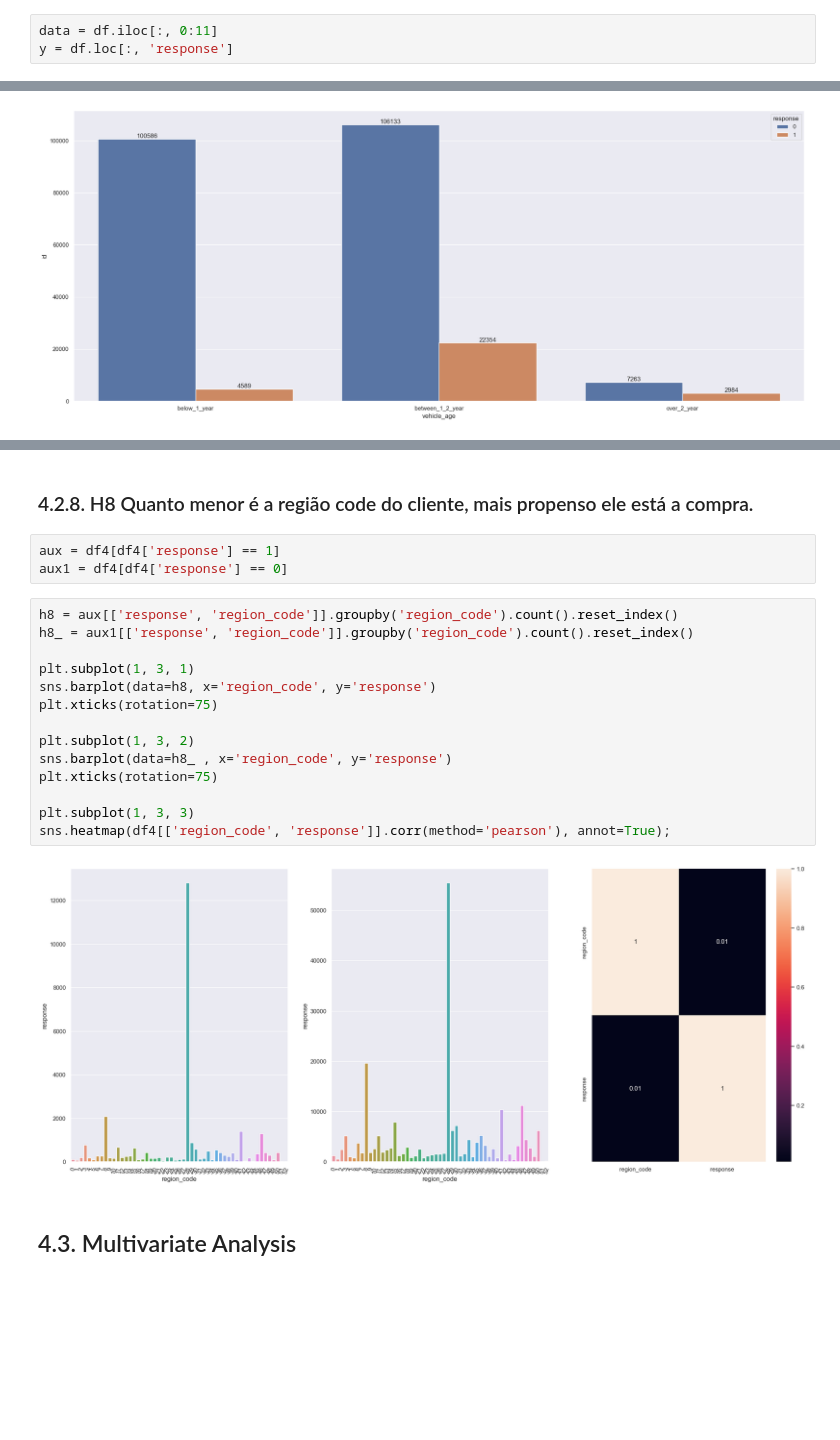
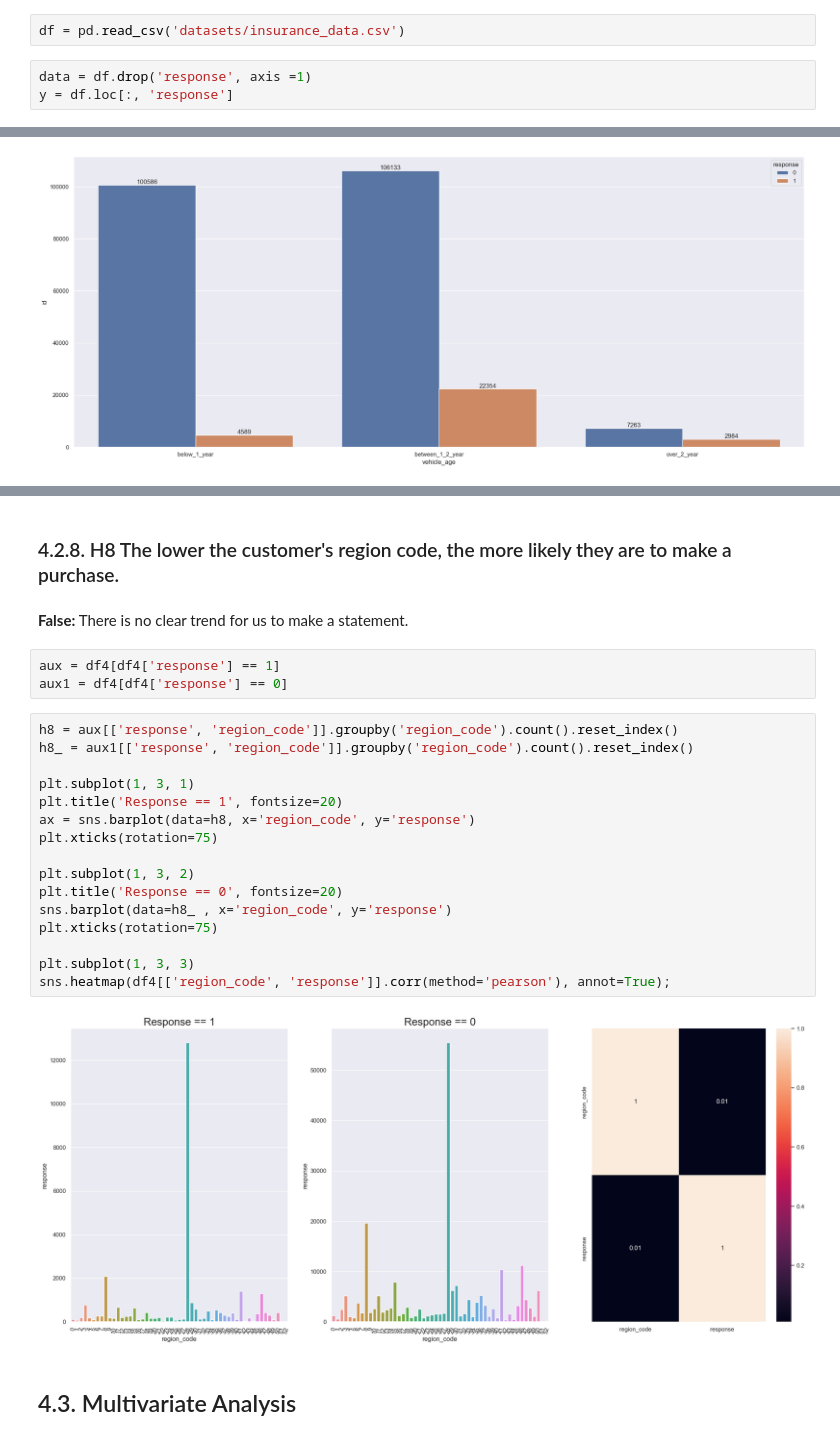
Before and after one commit to victormachad0/health_insurance_cross_sell, a Jupyter notebook: health_insurance_project.ipynb, the cells around one changed output, grey strips where cells are left out. Cells and saved outputs as stored; diff of their text form; blank space fills up the shorter version.

```diff
--- a/health_insurance_project.ipynb
+++ b/health_insurance_project.ipynb
@@ -191,5 +228,7 @@ df = pd.read_sql(query_schema, conn1)
+# %%
+df = pd.read_csv('datasets/insurance_data.csv')
 # %%
-data = df.iloc[:, 0:11]
+data = df.drop('response', axis =1)
 y = df.loc[:, 'response']
 # %%
 x_train, x_validation, y_train, y_validation = ms.train_test_split(data, y, test_size=0.2, random_state = 42)
@@ -724,27 +789,31 @@ plt.subplot(1, 2, 2)
 sns.heatmap(df4[['response', 'annual_premium']].corr(method='pearson'), annot=True);
 # %% [output]
 [figure]
-# %% [markdown]
-### 4.2.8. H8 Quanto menor é a região code do cliente, mais propenso ele está a compra.
+# %% [markdown]
+### 4.2.8. H8 The lower the customer's region code, the more likely they are to make a purchase.
+# %% [markdown]
+**False:** There is no clear trend for us to make a statement.
 # %%
 aux = df4[df4['response'] == 1]
 aux1 = df4[df4['response'] == 0]
 # %%
 h8 = aux[['response', 'region_code']].groupby('region_code').count().reset_index()
 h8_ = aux1[['response', 'region_code']].groupby('region_code').count().reset_index()
 
 plt.subplot(1, 3, 1)
-sns.barplot(data=h8, x='region_code', y='response')
+plt.title('Response == 1', fontsize=20)
+ax = sns.barplot(data=h8, x='region_code', y='response')
 plt.xticks(rotation=75)
 
 plt.subplot(1, 3, 2)
+plt.title('Response == 0', fontsize=20)
 sns.barplot(data=h8_ , x='region_code', y='response')
 plt.xticks(rotation=75)
 
 plt.subplot(1, 3, 3)
 sns.heatmap(df4[['region_code', 'response']].corr(method='pearson'), annot=True);
 # %% [output]
-[figure, old version]
+[figure, new version]
 # %% [markdown]
 ## 4.3. Multivariate Analysis
 # %%
```
Also changed, not shown: parts of 75 cells of this notebook, 2 other files.
